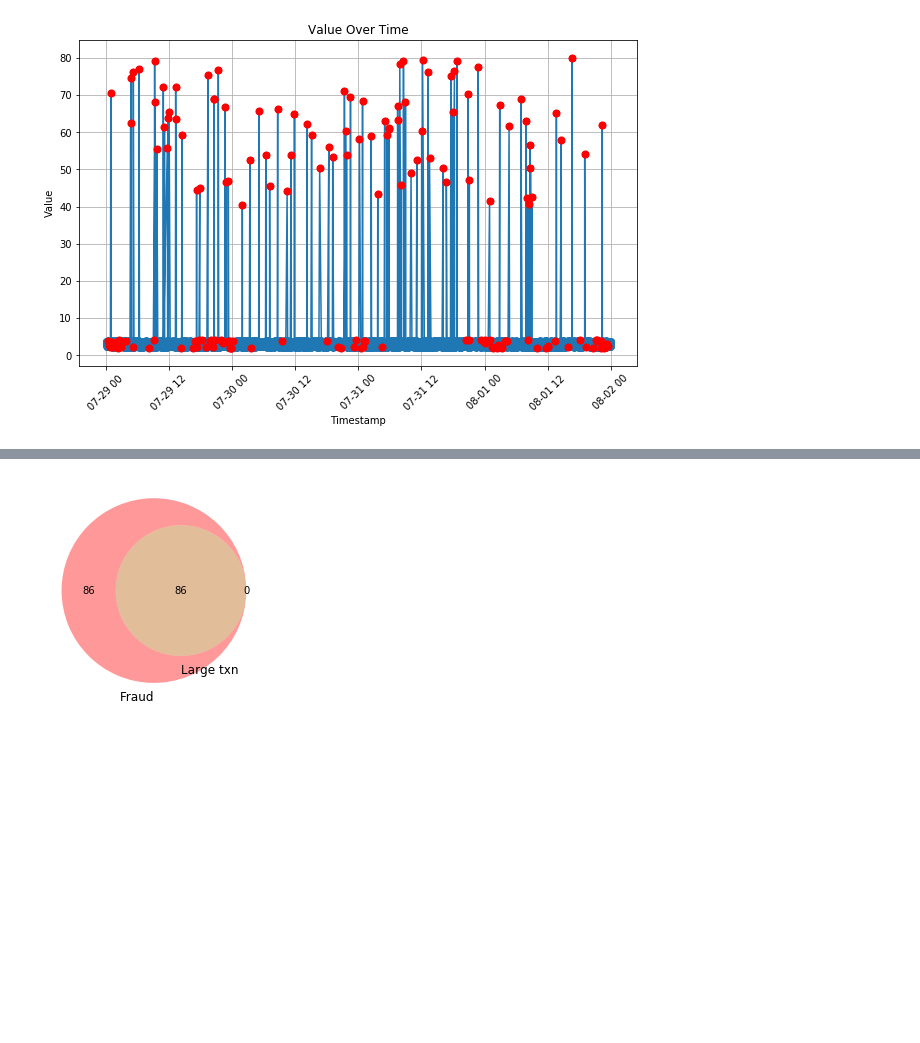
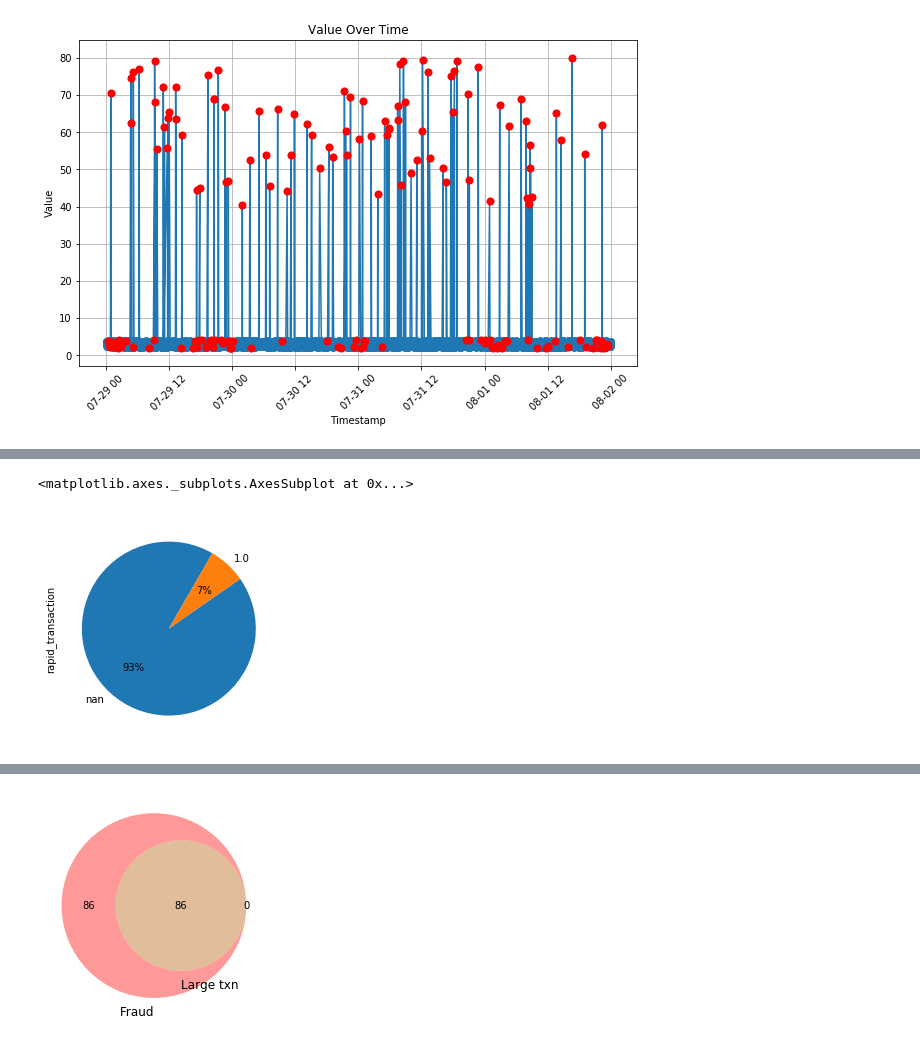
Before and after one commit to natuhvnh/kobizo_task, a Jupyter notebook: model.ipynb, the cells around one changed output, grey strips where cells are left out. Cells and saved outputs as stored; diff of their text form; code cells hidden in the pictures; blank space fills up the shorter version.

```diff
--- a/model.ipynb
+++ b/model.ipynb
@@ -212,3 +240,6 @@ Support for multi-dimensional indexing (e.g. `obj[:, None]`) is deprecated and w
 Support for multi-dimensional indexing (e.g. `obj[:, None]`) is deprecated and will be removed in a future version.  Convert to a numpy array before indexing instead.
 Support for multi-dimensional indexing (e.g. `obj[:, None]`) is deprecated and will be removed in a future version.  Convert to a numpy array before indexing instead.
 [figure]
+# %%
+df = df.merge(df_rapid_txn[['txn_id', 'rapid_transaction', 'rapid_transaction_score']], on='txn_id', how='left')
+df
@@ -214,0 +260,7 @@ Support for multi-dimensional indexing (e.g. `obj[:, None]`) is deprecated and w
+# %%
+df[(df['fraud'] == -1) &
+   (df.large_transaction != -1)]['rapid_transaction'].value_counts(dropna=False).plot(
+    kind='pie', y='votes_of_each_class', autopct='%1.0f%%', startangle=60)
+# %% [output]
+<matplotlib.axes._subplots.AxesSubplot at 0x...>
+[figure, added]
```
Also changed, not shown: parts of 9 cells of this notebook.
